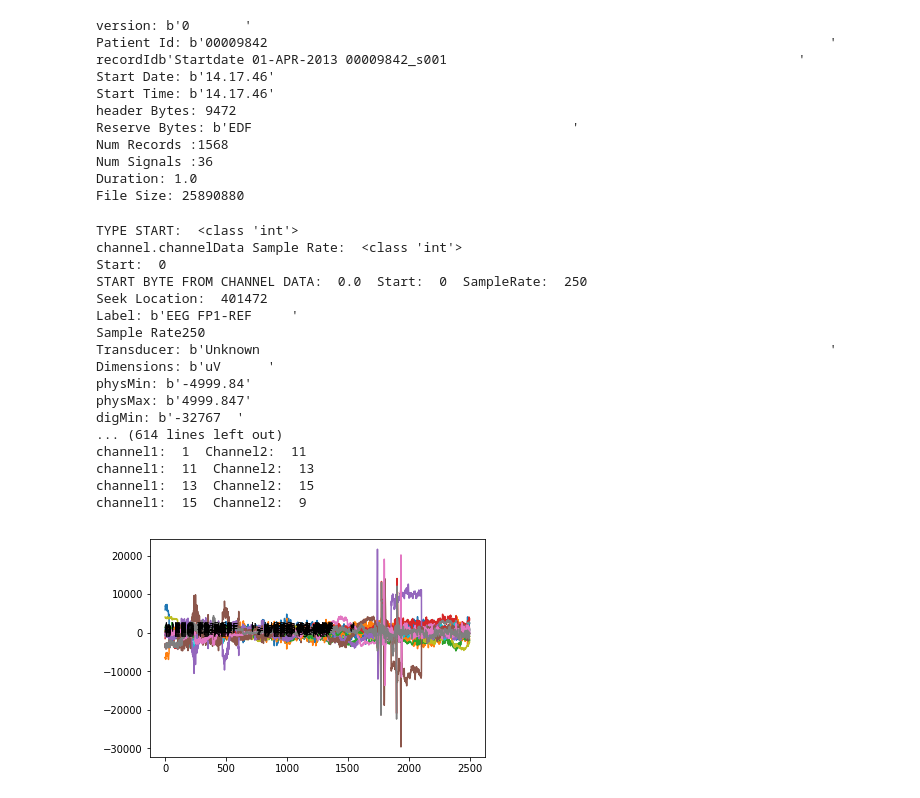
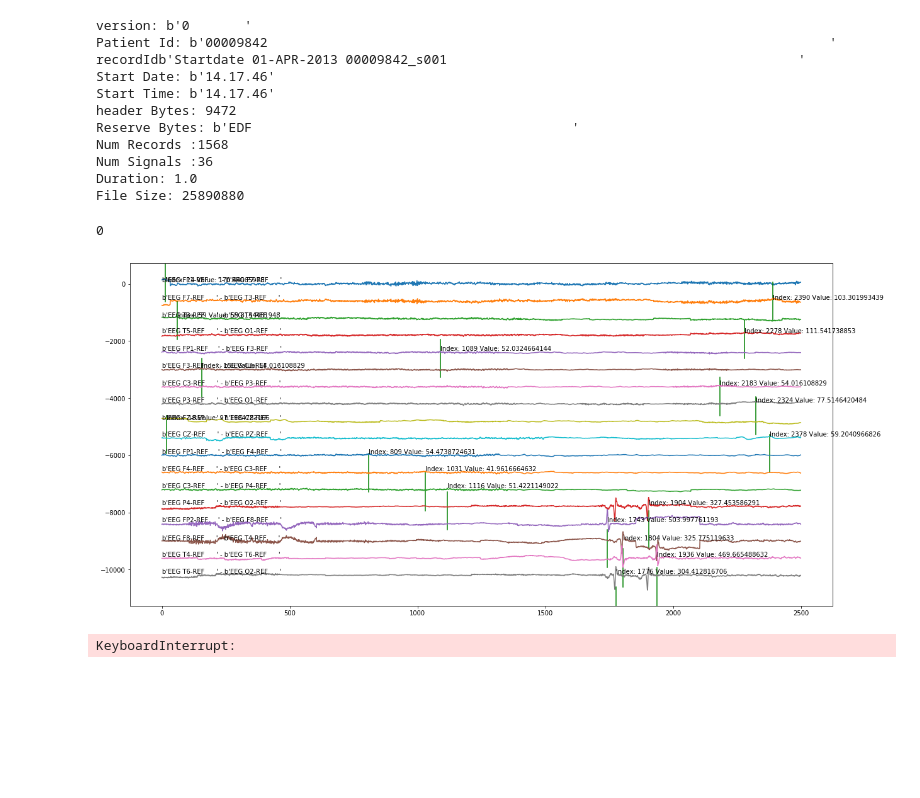
Before and after one commit to UC89/eegProject, a Jupyter notebook: EEGCapstoneProject.ipynb, the cells around one changed output. Cells and saved outputs as stored; diff of their text form; code cells hidden in the pictures; blank space fills up the shorter version.

Commit message:
InteractivePlottingFunctionComplete

```diff
--- a/EEGCapstoneProject.ipynb
+++ b/EEGCapstoneProject.ipynb
@@ -334,7 +334,7 @@ class edfData(object):
 Plotting Functions
 '''
 
-def plotEDF(edfObject,montageArray,startPlot,endPlot):
+def plotEDF(edfObject,montageArray,startPlot,endPlot,maxIndexMarkers=False):
     edfDataDictionary = edfObject.dataDictionary(startPlot,endPlot)
     dataDictionaryKeys = list(edfDataDictionary.keys())
 
@@ -349,30 +349,31 @@ def plotEDF(edfObject,montageArray,startPlot,endPlot):
         channel2DigMax = edfDataDictionary[channel1Label]['digMax']
         channel2PhysMax = edfDataDictionary[channel1Label]['physMax']
 
-        channel1ScaleFactor = channel1DigMax/channel1PhysMax
-        channel2ScaleFactor = channel2DigMax/channel2PhysMax
+        channel1ScaleFactor = channel1PhysMax/channel1DigMax
+        channel2ScaleFactor = channel2PhysMax/channel2DigMax
 
-        print("channel1: ",channel1," Channel2: ",channel2)
         input1Data = np.array(edfDataDictionary[channel1Label]['data']) * channel1ScaleFactor
         input2Data = np.array(edfDataDictionary[channel2Label]['data']) * channel2ScaleFactor
 
+        plotData = input1Data - input2Data
+        scaledAndMoved = plotData +(-i*600)
+        channelAverageHeight = np.average(scaledAndMoved)
 
-        plotData = input1Data - input2Data
-        scaled = plotData +(-i*600)
+        channelsInMontage = len(montageArray)
+        vLineHeight = 1/channelsInMontage
 
-       # plotChannelMax = max(plotData)
-        #maxIndex = list(plotData).index(plotChannelMax)
-        #print("Channel: ",x,"Max: ",plotChannelMax," Max Index: ",maxIndex)
-        channelAverageHeight = np.average(plotData)
-        #lineStart = 1-((i+1)*(vLineHeight))
-        #lineEnd = 1-(i*vLineHeight)
-        #print("Line Start: ",lineStart," Line End: ",lineEnd)
+        if maxIndexMarkers == True:
+            channelMax = max(plotData)
+            maxIndex = list(plotData).index(channelMax)
+            lineStart = 1-((i+2)*(vLineHeight))
+            lineEnd = 1-(i*vLineHeight)
+            plt.text(maxIndex,channelAverageHeight+60,("Index: "+str(maxIndex)+" Value: "+str(channelMax)))
+            #plt.axes().axvline(maxIndex,i*vLineHeight,(i+1)*vLineHeight).set_color('green') This one is if plots aren't started from the bottom
+            plt.axes().axvline(maxIndex,lineStart,lineEnd).set_color('green')
 
-        #plt.axes().axvline(maxIndex,lineStart,lineEnd).set_color('green')
-        #plt.axes().axvline(maxIndex,i*vLineHeight,(i+1)*vLineHeight).set_color('green')
         #plt.text(maxIndex,channelAverageHeight+60,("Channel: ",str(x)," Max Index: ",str(maxIndex)))
         plt.text(0,channelAverageHeight+60,(str(channel1Label)+" - "+str(channel2Label)))
-        plt.plot(plotData)
+        plt.plot(scaledAndMoved)
 
     plt.show()
 # %%
@@ -401,24 +405,15 @@ Num Records :1568
 Num Signals :36
 Duration: 1.0
 File Size: 25890880
-# %%
-plotEDF(trainingEDF1,longBipolarMontage,0,10)
-# %% [output]
-TYPE START:  <class 'int'>
-channel.channelData Sample Rate:  <class 'int'>
-Start:  0
-START BYTE FROM CHANNEL DATA:  0.0  Start:  0  SampleRate:  250
-Seek Location:  401472
-Label: b'EEG FP1-REF     '
-Sample Rate250
-Transducer: b'Unknown                                                                         '
-Dimensions: b'uV      '
-physMin: b'-4999.84'
-physMax: b'4999.847'
-digMin: b'-32767  '
-... (614 lines left out)
-channel1:  1  Channel2:  11
-channel1:  11  Channel2:  13
-channel1:  13  Channel2:  15
-channel1:  15  Channel2:  9
-[figure, removed]
+# %%
+keepPlotting = 1
+while keepPlotting != -1:
+    keepPlotting = input()
+    plotStart = int(keepPlotting)
+    plotEnd = int(plotStart+10)
+    plt.figure(figsize=(20,10))
+    plotEDF(trainingEDF1,longBipolarMontage,plotStart,plotEnd,True)
+# %% [output]
+0
+[figure, added]
+KeyboardInterrupt:
```
Also changed, not shown: parts of 3 cells of this notebook.
